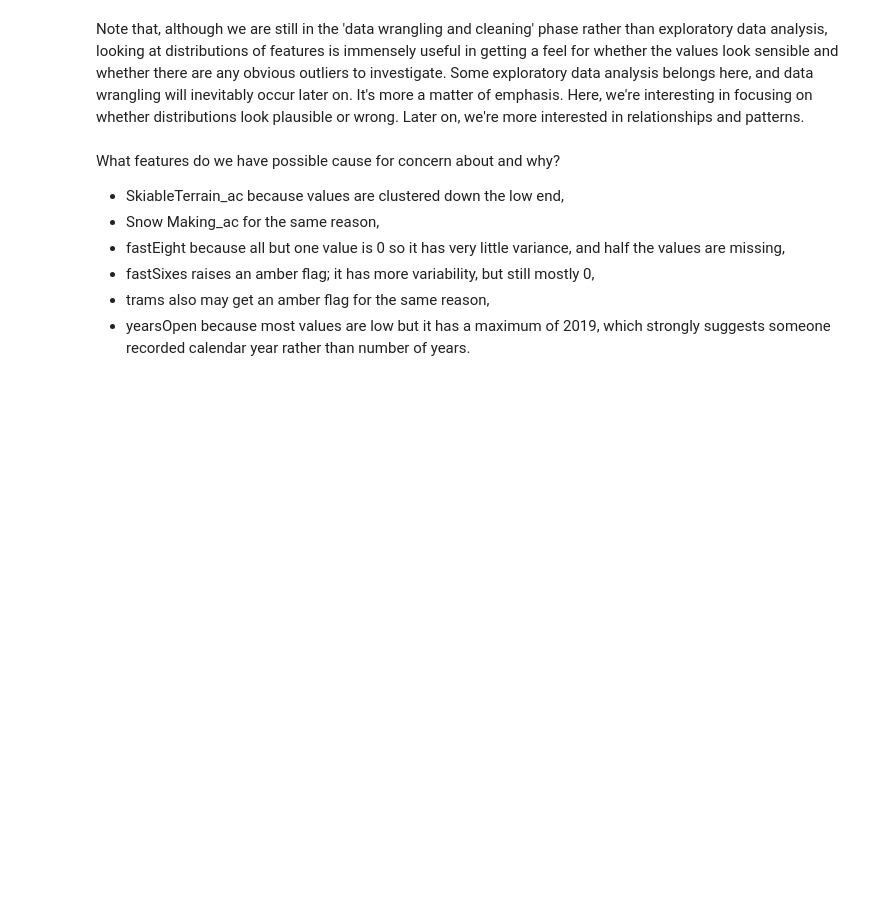
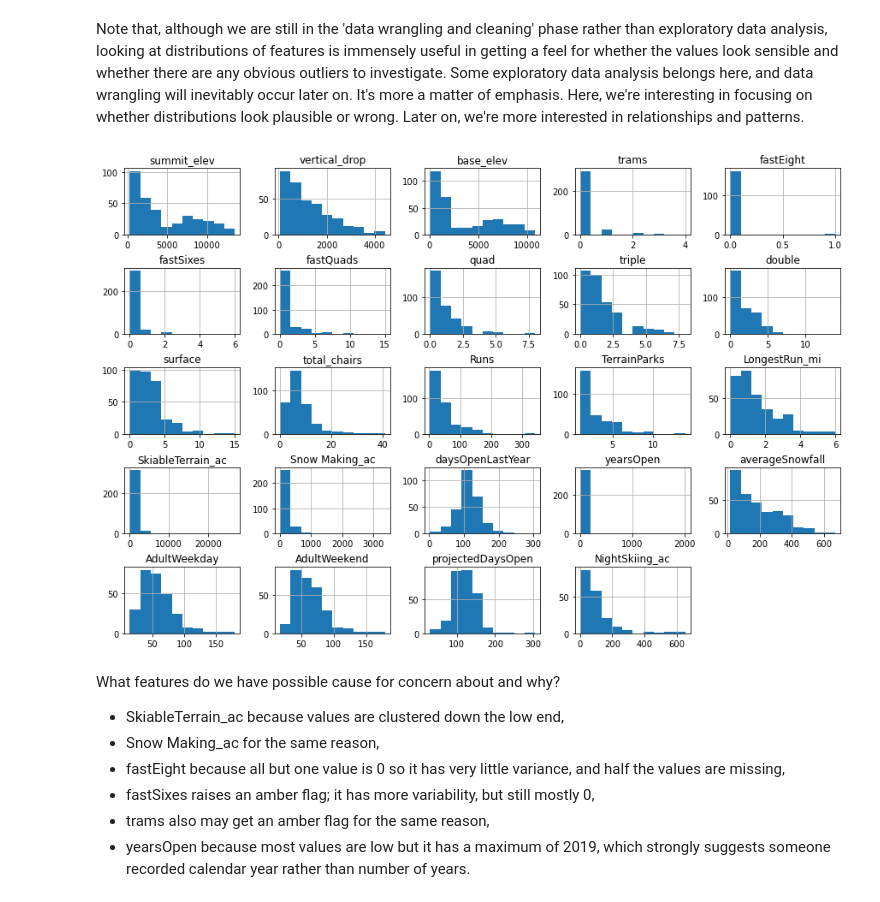
Before and after one commit to trentleslie/DataScienceGuidedCapstone, a Jupyter notebook: Notebooks/02_data_wrangling.ipynb, the cells around one changed output. Saved outputs shown, nothing was run; the diff lists cells and outputs as text; code cells hidden in the pictures; blank space fills up the shorter version.

```diff
--- a/Notebooks/02_data_wrangling.ipynb
+++ b/Notebooks/02_data_wrangling.ipynb
@@ -519,12 +567,14 @@ Note that, although we are still in the 'data wrangling and cleaning' phase rath
 # %%
 #Code task 18#
 #Call ski_data's `hist` method to plot histograms of each of the numeric features
 #Try passing it an argument figsize=(15,10)
 #Try calling plt.subplots_adjust() with an argument hspace=0.5 to adjust the spacing
 #It's important you create legible and easy-to-read plots
-ski_data.___(___)
-#plt.subplots_adjust(hspace=___);
+ski_data.hist(figsize=(15,10))
+plt.subplots_adjust(hspace=0.5)
 #Hint: notice how the terminating ';' "swallows" some messy output and leads to a tidier notebook
+# %% [output]
+[figure, added]
 # %% [markdown]
 What features do we have possible cause for concern about and why?
 
```
Also changed, not shown: parts of 14 cells of this notebook.
